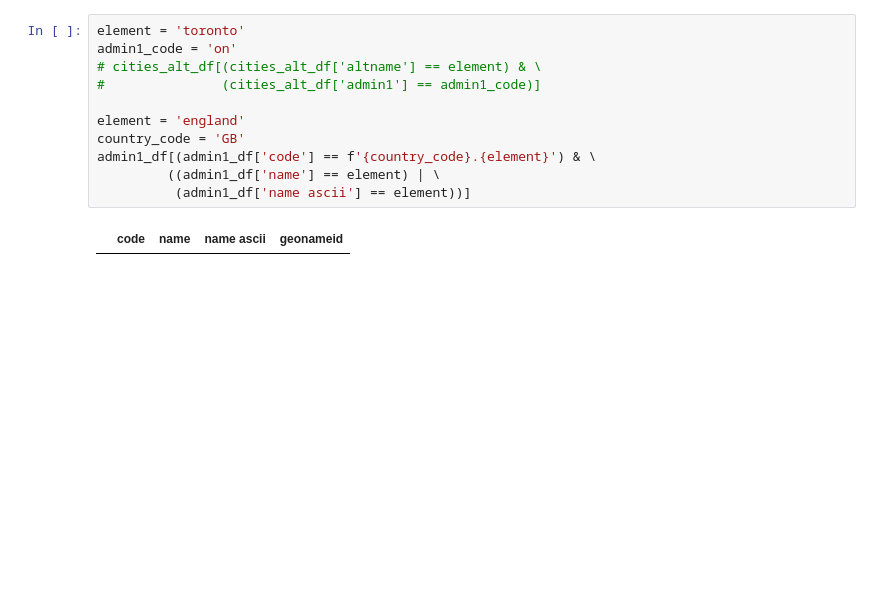
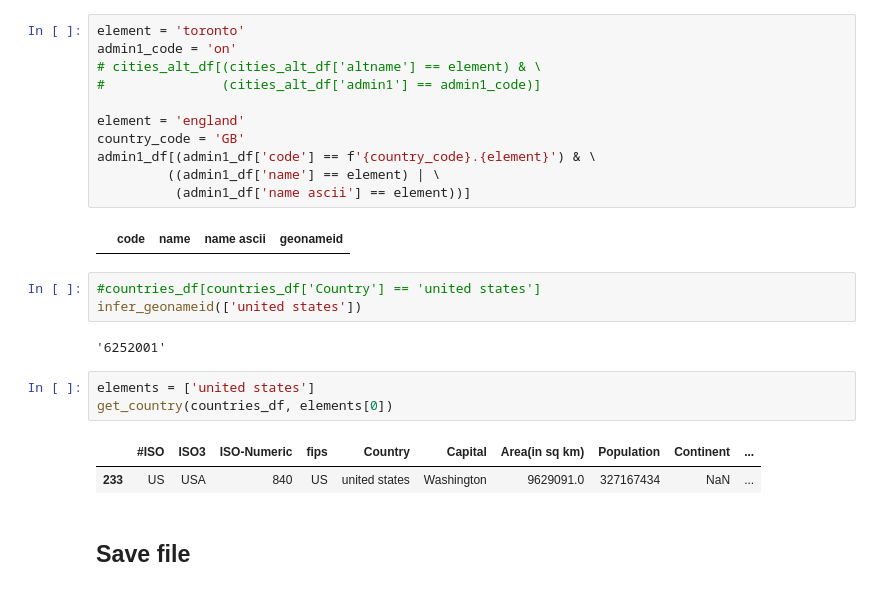
Before and after one commit to chumlab/covid19project, a Jupyter notebook: experimentation.ipynb, the cells around one changed output. Drawn from its saved outputs; the diff is of its cells as text; blank space fills up the shorter version.

```diff
--- a/experimentation.ipynb
+++ b/experimentation.ipynb
@@ -867,3 +855,16 @@ admin1_df[(admin1_df['code'] == f'{country_code}.{element}') & \
           (admin1_df['name ascii'] == element))]
 # %% [output]
 |  | code | name | name ascii | geonameid |
+# %%
+#countries_df[countries_df['Country'] == 'united states']
+infer_geonameid(['united states'])
+# %% [output]
+'6252001'
+# %%
+elements = ['united states']
+get_country(countries_df, elements[0])
+# %% [output]
+|  | #ISO | ISO3 | ISO-Numeric | fips | Country | Capital | Area(in sq km) | Population | Continent | ... |
+| 233 | US | USA | 840 | US | united states | Washington | 9629091.0 | 327167434 | NaN | ... |
+# %% [markdown]
+## Save file
```
Also changed, not shown: parts of 10 cells of this notebook.
